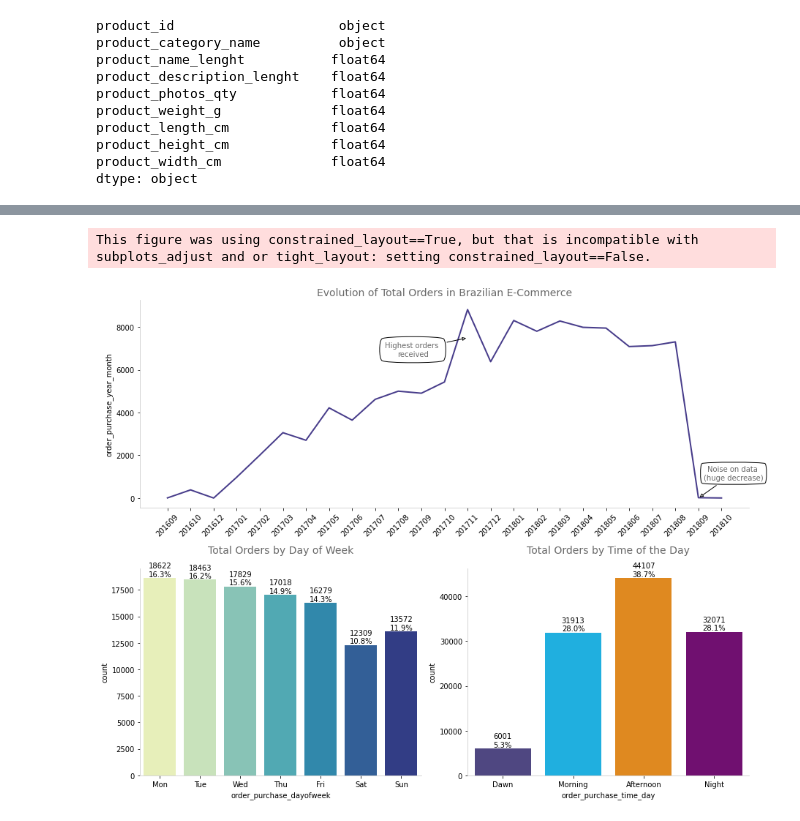
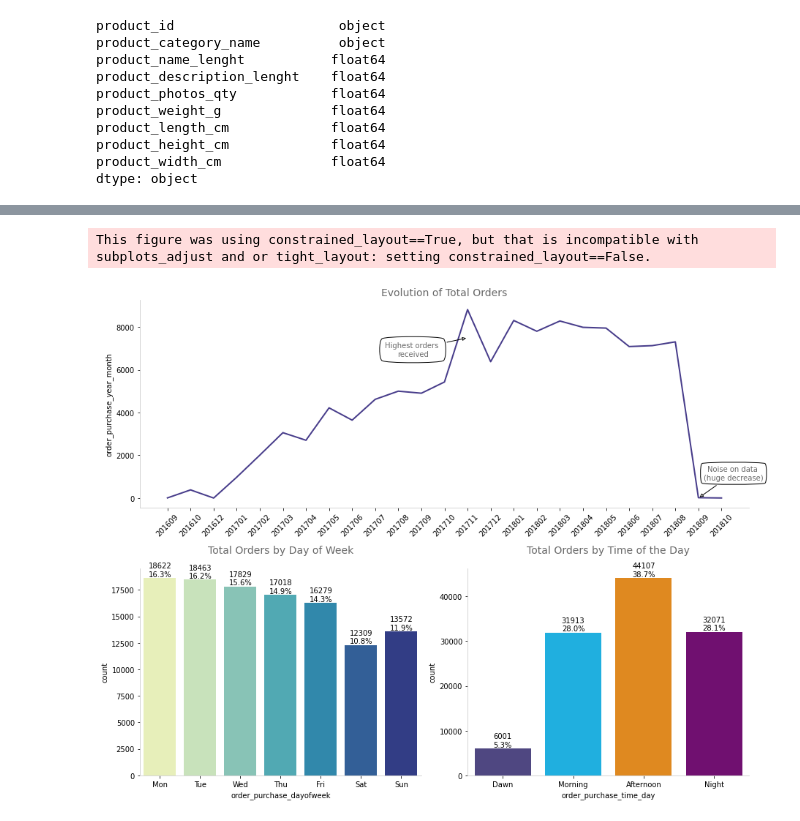
Before and after one commit to Wenning-Luiz/sales_prediction, a Jupyter notebook: explore_data.ipynb, the cells around one changed output, grey strips where cells are left out. Drawn from its saved outputs; the diff is of its cells as text; code cells hidden in the pictures.

```diff
--- a/explore_data.ipynb
+++ b/explore_data.ipynb
@@ -121,6 +121,4 @@ df_orders["order_estimated_delivery_date"] = pd.to_datetime(df_orders["order_est
 #Base de Reviews
 df_reviews["review_creation_date"] = pd.to_datetime(df_reviews["review_creation_date"], format = '%Y/%m/%d').dt.date
 df_reviews['review_answer_timestamp'] = pd.to_datetime(df_reviews['review_answer_timestamp'], format = '%Y/%m/%d %H:%M:%S.%f')
-# %%
-df = pd.merge(df_orders, df_reviews, how = 'left', on = 'order_id')
 # %%
@@ -274,6 +261,7 @@ hours_bins = [-0.1, 6, 12, 18, 23]
 hours_labels = ['Dawn', 'Morning', 'Afternoon', 'Night']
 df_orders['order_purchase_time_day'] = pd.cut(df_orders['order_purchase_hour'], hours_bins, labels=hours_labels)
 # %%
+#Evolução do total de pedidos
 from matplotlib.gridspec import GridSpec
 fig = plt.figure(constrained_layout=True, figsize=(13, 10))
 
@@ -284,32 +272,32 @@ ax2 = fig.add_subplot(gs[1, 0])
 ax3 = fig.add_subplot(gs[1, 1])
 
 # Lineplot - Evolution of e-commerce orders along time
 sns.lineplot(data=df_orders['order_purchase_year_month'].value_counts().sort_index(), ax=ax1,
              color='darkslateblue', linewidth=2)
 ax1.annotate(f'Highest orders \nreceived', (13, 7500), xytext=(-75, -25),
              textcoords='offset points', bbox=dict(boxstyle="round4", fc="w", pad=.8),
              arrowprops=dict(arrowstyle='-|>', fc='w'), color='dimgrey', ha='center')
 ax1.annotate(f'Noise on data \n(huge decrease)', (23, 0), xytext=(48, 25),
              textcoords='offset points', bbox=dict(boxstyle="round4", fc="w", pad=.5),
              arrowprops=dict(arrowstyle='-|>', fc='w'), color='dimgrey', ha='center')
 format_spines(ax1, right_border=False)
 for tick in ax1.get_xticklabels():
     tick.set_rotation(45)
-ax1.set_title('Evolution of Total Orders in Brazilian E-Commerce', size=14, color='dimgrey')
+ax1.set_title('Evolution of Total Orders', size=14, color='dimgrey')
 
 # Barchart - Total of orders by day of week
 single_countplot(df_orders, x='order_purchase_dayofweek', ax=ax2, order=False, palette='YlGnBu')
 weekday_label = ['Mon', 'Tue', 'Wed', 'Thu', 'Fri', 'Sat', 'Sun']
 ax2.set_xticklabels(weekday_label)
 ax2.set_title('Total Orders by Day of Week', size=14, color='dimgrey', pad=20)
 
 # Barchart - Total of orders by time of the day
 day_color_list = ['darkslateblue', 'deepskyblue', 'darkorange', 'purple']
 single_countplot(df_orders, x='order_purchase_time_day', ax=ax3, order=False, palette=day_color_list)
 ax3.set_title('Total Orders by Time of the Day', size=14, color='dimgrey', pad=20)
 
 plt.tight_layout()
 plt.show()
 # %% [output]
 This figure was using constrained_layout==True, but that is incompatible with subplots_adjust and or tight_layout: setting constrained_layout==False.
-[figure, old version]
+[figure, new version]
```
Also changed, not shown: parts of 6 cells of this notebook.
